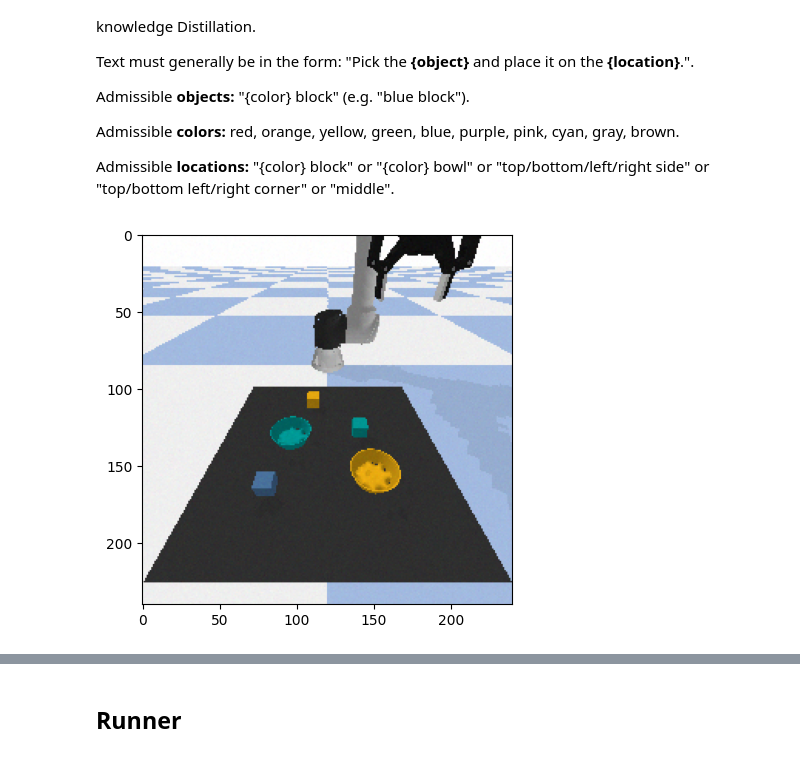
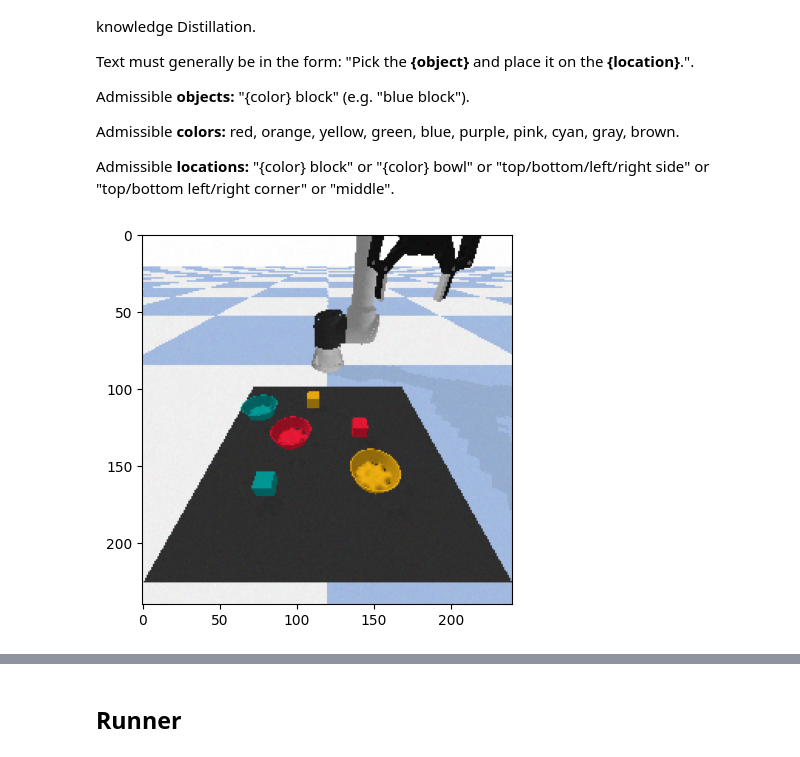
Before and after one commit to Black-bird14/Robot_Task_Scheduling, a Jupyter notebook: Robot_Task_Scheduling_Local.ipynb, the cells around one changed output, grey strips where cells are left out. Saved outputs shown, nothing was run; the diff lists cells and outputs as text; code cells hidden in the pictures.

```diff
--- a/Robot_Task_Scheduling_Local.ipynb
+++ b/Robot_Task_Scheduling_Local.ipynb
@@ -104,11 +104,12 @@ PICK_TARGETS = {
 }
 
 COLORS = {
-    "cyan":   (78/255,  121/255, 167/255, 255/255),
+    "blue":   (78/255,  121/255, 167/255, 255/255),
     "red":    (240/255, 26/255, 55/255,255/255),
-    "green":  (1/255, 160/255, 157/255, 255/255),
+    "green":  (0/255, 153/255, 76/255, 255/255),
     "yellow": (243/255, 178/255,  18/255, 255/255),
     "purple": (142/255, 107/255, 181/255, 255/255),
+    "cyan": (1/255, 160/255, 157/255, 255/255),
 }
 
 PLACE_TARGETS = {
@@ -1575,23 +1576,23 @@ Admissible **colors:** red, orange, yellow, green, blue, purple, pink, cyan, gra
 Admissible **locations:** "{color} block" or "{color} bowl" or "top/bottom/left/right side" or "top/bottom left/right corner" or "middle".
 # %%
 # Define and reset environment.
-config = {'pick':  ['yellow block', 'green block', 'cyan block'],
-          'place': ['yellow bowl', 'green bowl', 'top left corner']}
+config = {'pick':  ['yellow block', 'red block', 'cyan block'],
+          'place': ['yellow bowl', 'red bowl', 'cyan bowl']}
 
 np.random.seed(42)
 obs = env.reset(config)
 img = env.get_camera_image()
 
 #for vild
 image = env.get_camera_image_top()
 image = np.flipud(image.transpose(1, 0, 2))
 imageio.imwrite('imge.jpg', image)
 ##
 
 plt.imshow(img)
 plt.show()
 # %% [output]
-[figure, old version]
+[figure, new version]
 # %%
 #@title Reset image to match current environment state
 def img_reset():
```
Also changed, not shown: parts of 10 cells of this notebook.
